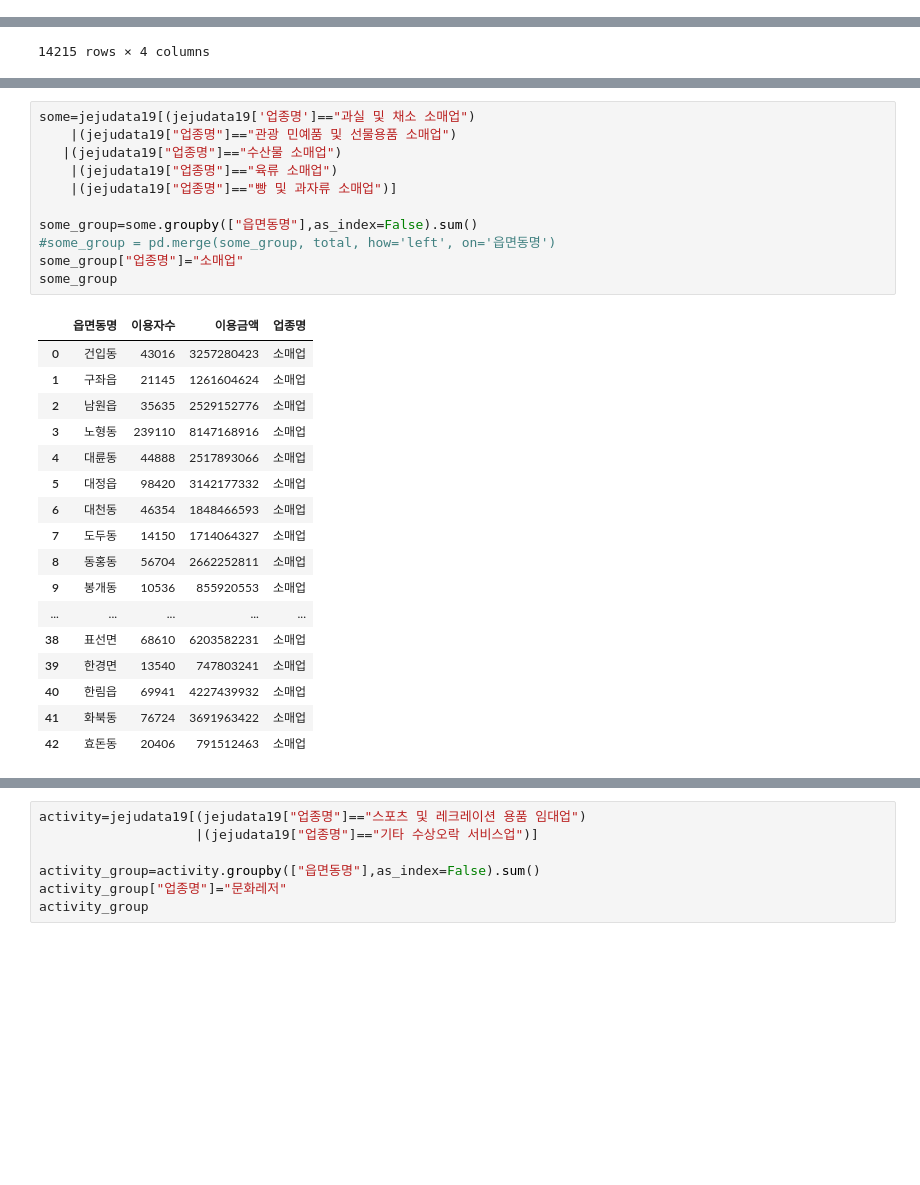
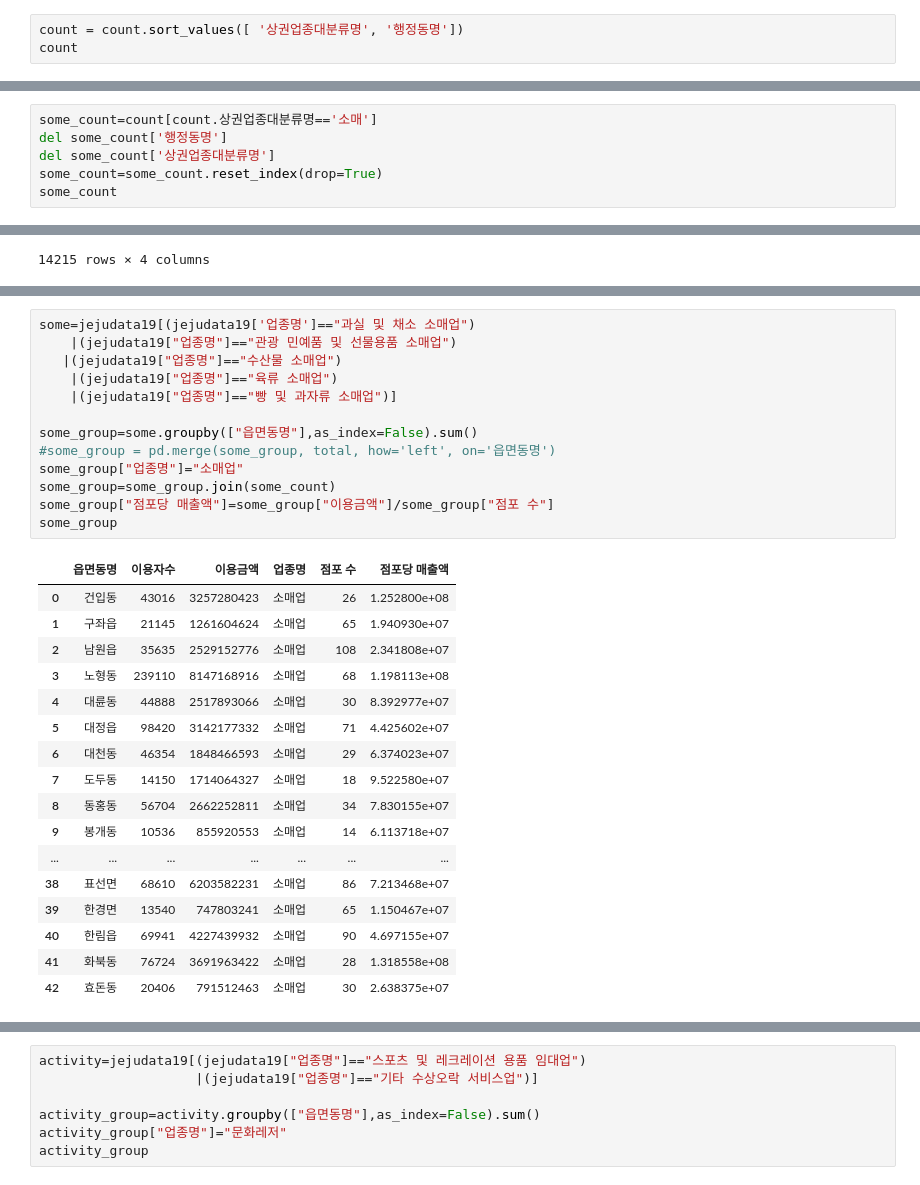
Before and after one commit to biggyapple/yechan, a Jupyter notebook: industry.ipynb, the cells around one changed output, grey strips where cells are left out. Cells and saved outputs as stored; diff of their text form; blank space fills up the shorter version.

```diff
--- a/industry.ipynb
+++ b/industry.ipynb
@@ -73,3 +73,6 @@ count
 | 134 | 효돈동 | 숙박 | 7 |
 | 135 | 효돈동 | 음식 | 91 |
 136 rows × 3 columns
+# %%
+count = count.sort_values([ '상권업종대분류명', '행정동명'])
+count
@@ -75,0 +129,6 @@ count
+# %%
+some_count=count[count.상권업종대분류명=='소매']
+del some_count['행정동명']
+del some_count['상권업종대분류명']
+some_count=some_count.reset_index(drop=True)
+some_count
@@ -124,32 +227,34 @@ food_group
 # %%
 some=jejudata19[(jejudata19['업종명']=="과실 및 채소 소매업")
     |(jejudata19["업종명"]=="관광 민예품 및 선물용품 소매업")
    |(jejudata19["업종명"]=="수산물 소매업")
     |(jejudata19["업종명"]=="육류 소매업")
     |(jejudata19["업종명"]=="빵 및 과자류 소매업")]
 
 some_group=some.groupby(["읍면동명"],as_index=False).sum()
 #some_group = pd.merge(some_group, total, how='left', on='읍면동명')
 some_group["업종명"]="소매업"
+some_group=some_group.join(some_count)
+some_group["점포당 매출액"]=some_group["이용금액"]/some_group["점포 수"]
 some_group
 # %% [output]
-|  | 읍면동명 | 이용자수 | 이용금액 | 업종명 |
-| 0 | 건입동 | 43016 | 3257280423 | 소매업 |
-| 1 | 구좌읍 | 21145 | 1261604624 | 소매업 |
-| 2 | 남원읍 | 35635 | 2529152776 | 소매업 |
-| 3 | 노형동 | 239110 | 8147168916 | 소매업 |
-| 4 | 대륜동 | 44888 | 2517893066 | 소매업 |
-| 5 | 대정읍 | 98420 | 3142177332 | 소매업 |
-| 6 | 대천동 | 46354 | 1848466593 | 소매업 |
-| 7 | 도두동 | 14150 | 1714064327 | 소매업 |
-| 8 | 동홍동 | 56704 | 2662252811 | 소매업 |
-| 9 | 봉개동 | 10536 | 855920553 | 소매업 |
-| ... | ... | ... | ... | ... |
-| 38 | 표선면 | 68610 | 6203582231 | 소매업 |
-| 39 | 한경면 | 13540 | 747803241 | 소매업 |
-| 40 | 한림읍 | 69941 | 4227439932 | 소매업 |
-| 41 | 화북동 | 76724 | 3691963422 | 소매업 |
-| 42 | 효돈동 | 20406 | 791512463 | 소매업 |
+|  | 읍면동명 | 이용자수 | 이용금액 | 업종명 | 점포 수 | 점포당 매출액 |
+| 0 | 건입동 | 43016 | 3257280423 | 소매업 | 26 | 1.252800e+08 |
+| 1 | 구좌읍 | 21145 | 1261604624 | 소매업 | 65 | 1.940930e+07 |
+| 2 | 남원읍 | 35635 | 2529152776 | 소매업 | 108 | 2.341808e+07 |
+| 3 | 노형동 | 239110 | 8147168916 | 소매업 | 68 | 1.198113e+08 |
+| 4 | 대륜동 | 44888 | 2517893066 | 소매업 | 30 | 8.392977e+07 |
+| 5 | 대정읍 | 98420 | 3142177332 | 소매업 | 71 | 4.425602e+07 |
+| 6 | 대천동 | 46354 | 1848466593 | 소매업 | 29 | 6.374023e+07 |
+| 7 | 도두동 | 14150 | 1714064327 | 소매업 | 18 | 9.522580e+07 |
+| 8 | 동홍동 | 56704 | 2662252811 | 소매업 | 34 | 7.830155e+07 |
+| 9 | 봉개동 | 10536 | 855920553 | 소매업 | 14 | 6.113718e+07 |
+| ... | ... | ... | ... | ... | ... | ... |
+| 38 | 표선면 | 68610 | 6203582231 | 소매업 | 86 | 7.213468e+07 |
+| 39 | 한경면 | 13540 | 747803241 | 소매업 | 65 | 1.150467e+07 |
+| 40 | 한림읍 | 69941 | 4227439932 | 소매업 | 90 | 4.697155e+07 |
+| 41 | 화북동 | 76724 | 3691963422 | 소매업 | 28 | 1.318558e+08 |
+| 42 | 효돈동 | 20406 | 791512463 | 소매업 | 30 | 2.638375e+07 |
 # %%
 sleep=jejudata19[(jejudata19["업종명"]=="호텔업")
                 |(jejudata19["업종명"]=="휴양콘도")
```
Also changed, not shown: parts of 8 cells of this notebook.
